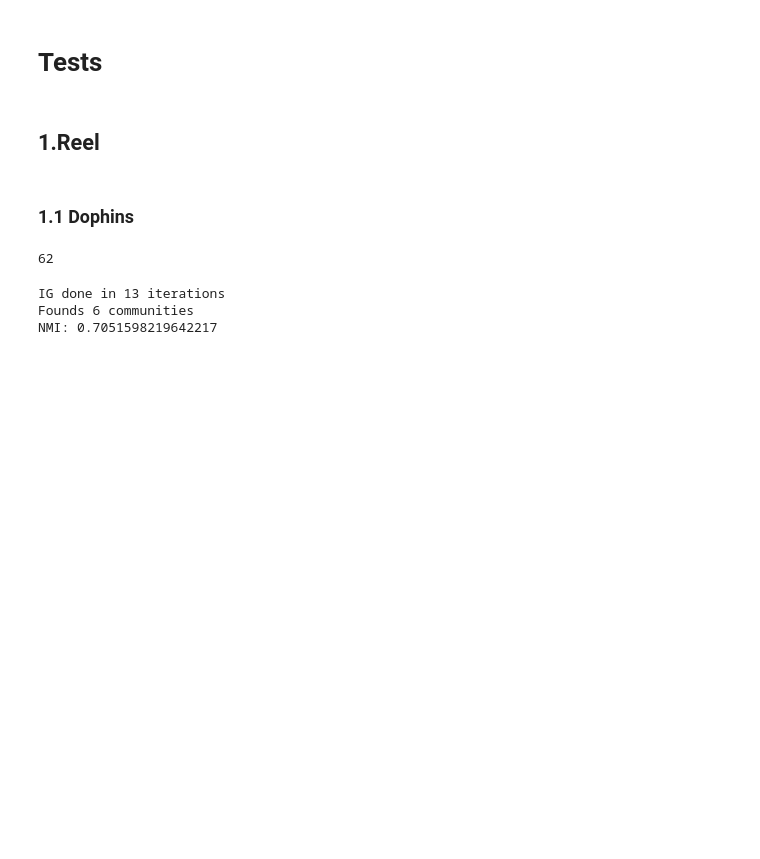
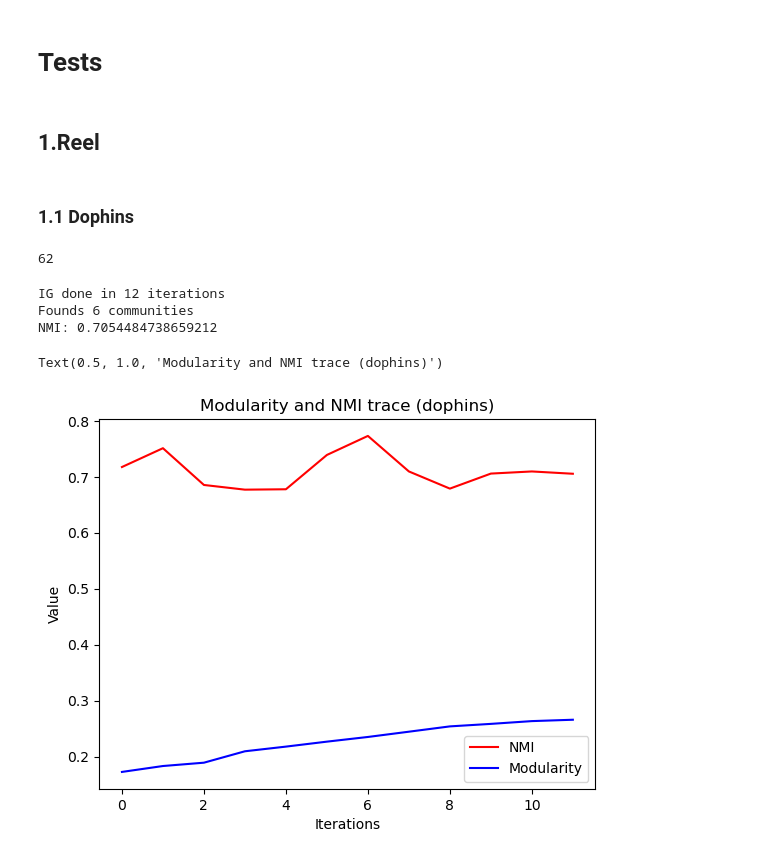
Before and after one commit to MarouaneBenbetka/Awsome-Community-Detection, a Jupyter notebook: Week2_Feb_22/Iterative-Greedy/IG.ipynb, the cells around one changed output. Saved outputs shown, nothing was run; the diff lists cells and outputs as text; code cells hidden in the pictures; blank space fills up the shorter version.

```diff
--- a/Week2_Feb_22/Iterative-Greedy/IG.ipynb
+++ b/Week2_Feb_22/Iterative-Greedy/IG.ipynb
@@ -23,7 +23,7 @@ adj_matrix.shape[0]
 # %% [output]
 62
 # %%
-communities , modularity_trace , communities_trace , animation_frames = IG(adj_matrix, 50, beta=.5)
+communities , modularity_trace , communities_trace , animation_frames = IG(adj_matrix, 20, beta=.4)
 
 #TODO : add both representations
 
@@ -34,9 +34,19 @@ nmi_trace = [calc_nmi(true_communities, communities_to_labels(
     G, c)) for c in communities_trace]
 print(f"NMI: {nmi_trace[-1]}")
 # %% [output]
-IG done in 13 iterations
+IG done in 12 iterations
 Founds 6 communities
-NMI: 0.7051598219642217
+NMI: 0.7054484738659212
+# %%
+plt.plot(nmi_trace, label="NMI", color="red")
+plt.plot(modularity_trace, label="Modularity", color="blue")
+plt.legend()
+plt.xlabel("Iterations")
+plt.ylabel("Value")
+plt.title("Modularity and NMI trace (dophins)")
+# %% [output]
+Text(0.5, 1.0, 'Modularity and NMI trace (dophins)')
+[figure, added]
 # %%
 anim = louvain_animation(adj_matrix, animation_frames , nmi_trace, dark=False,
                   duration=60, filename=f"{animation_output_path}/dophins.gif", dpi=200)
```
Also changed, not shown: parts of 23 cells of this notebook, 12 other files.
